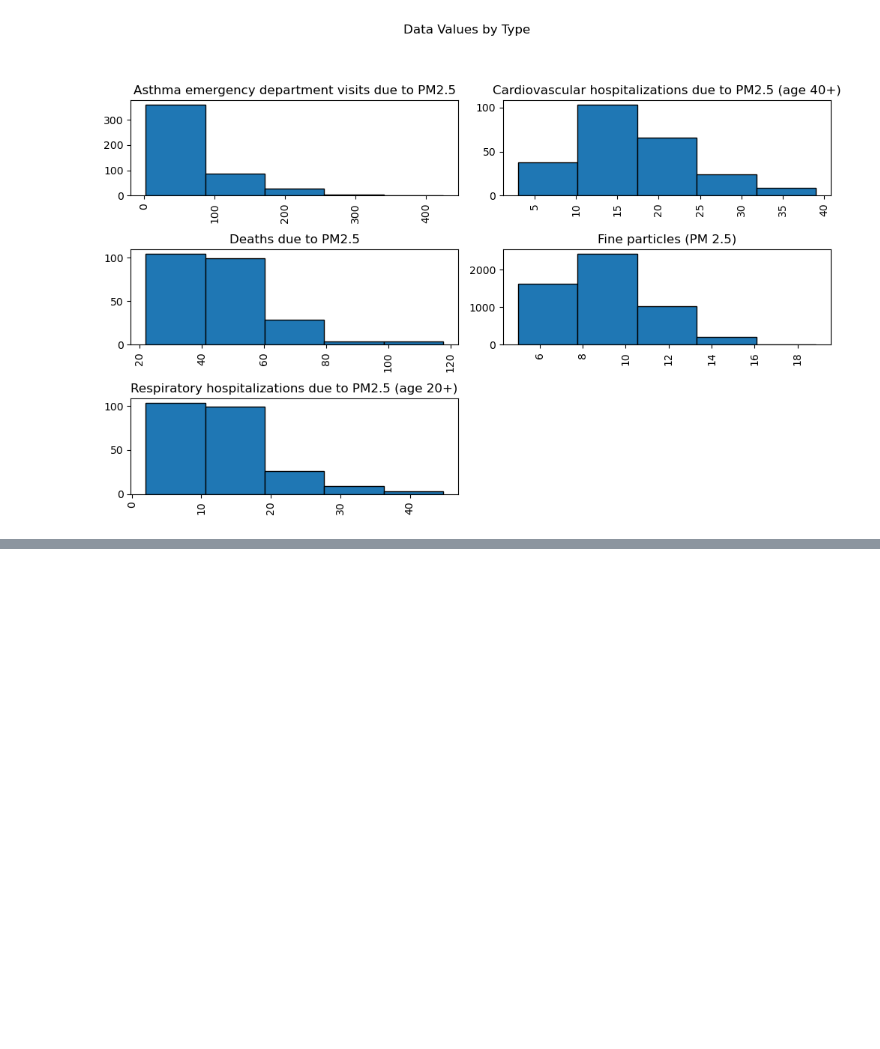
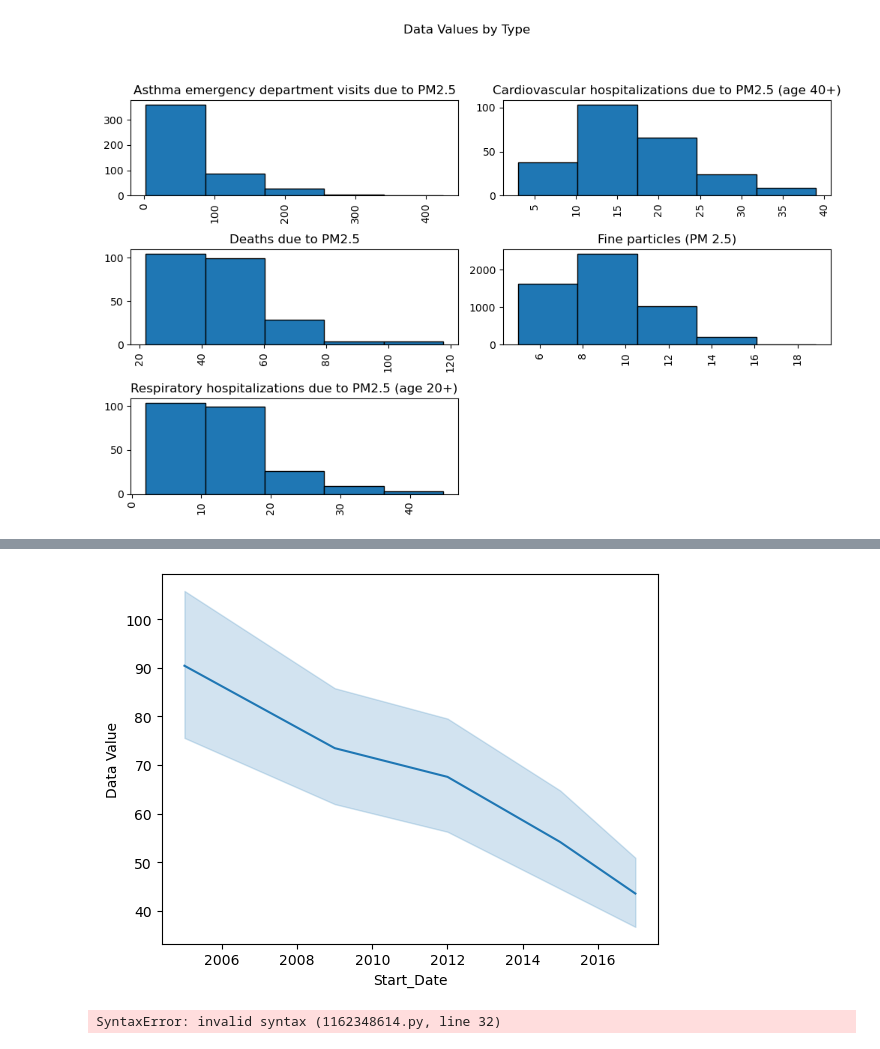
Before and after one commit to kathrynepenrod/Health-Air-Quality-Correlation-Analysis, a Jupyter notebook: final project (1).ipynb, the cells around one changed output, grey strips where cells are left out. Saved outputs shown, nothing was run; the diff lists cells and outputs as text; code cells hidden in the pictures; blank space fills up the shorter version.

```diff
--- a/final project (1).ipynb
+++ b/final project (1).ipynb
@@ -334,8 +274,50 @@ plt.show()
 # %%
+#look at trends over the years
 asthma = asthma_df['Start_Date'].dt.year
-
-sns.lineplot(data = asthma_df, x = years,
-
+sns.lineplot(data = asthma_df, x = "Start_Date",
        y = 'Data Value',
-
        estimator = np.mean);
+# %% [output]
+[figure, added]
+# %%
+#heat map 1
+
+asthma_df2 = asthma_df.rename(columns={"Data Value": "asthma_er_visits"})
+pm_df2 = pm_df.rename(columns={"Data Value": "pm25_levels"})
+cardio_df2=cardio_df.rename(columns={"Data Value": "cardio_levels"})
+death_df2=death_df.rename(columns={"Data Value": "death_levels"})
+resp_df2= resp_df.rename(columns={"Data Value": "resp_levels"})
+
+merged_df = (
+    asthma_df2
+    .merge(pm_df2, on="Geo Place Name")
+    .merge(cardio_df2, on="Geo Place Name")
+    .merge(death_df2, on="Geo Place Name")
+    .merge(resp_df2, on="Geo Place Name")
+)
+
+
+
+columns_to_correlate = ['asthma_er_visits', 'pm25_levels', 'cardio_levels', 'death_levels', 'resp_levels']
+corr_matrix = merged_df[columns_to_correlate].corr()
+
+plt.figure(figsize=(11, 8))
+sns.heatmap(
+    corr_matrix,
+    cmap='seismic',
+    linewidths=0.75,
+    linecolor='black',
+    cbar=True,
+    vmin=-1,
+    vmax=1,
+    mask=mask
+    annot=True,
+    annot_kws={'size': 8, 'color': 'black'}
+)
+annot_kws = {'size': 8, 'color': 'black'}
+
+plt.tick_params(labelsize = 10, rotation = 45)
+plt.title('Correlation Plot', size = 14);
+plt.show()
+# %% [output]
+SyntaxError: invalid syntax (1162348614.py, line 32)
```
Also changed, not shown: parts of 34 cells of this notebook.
